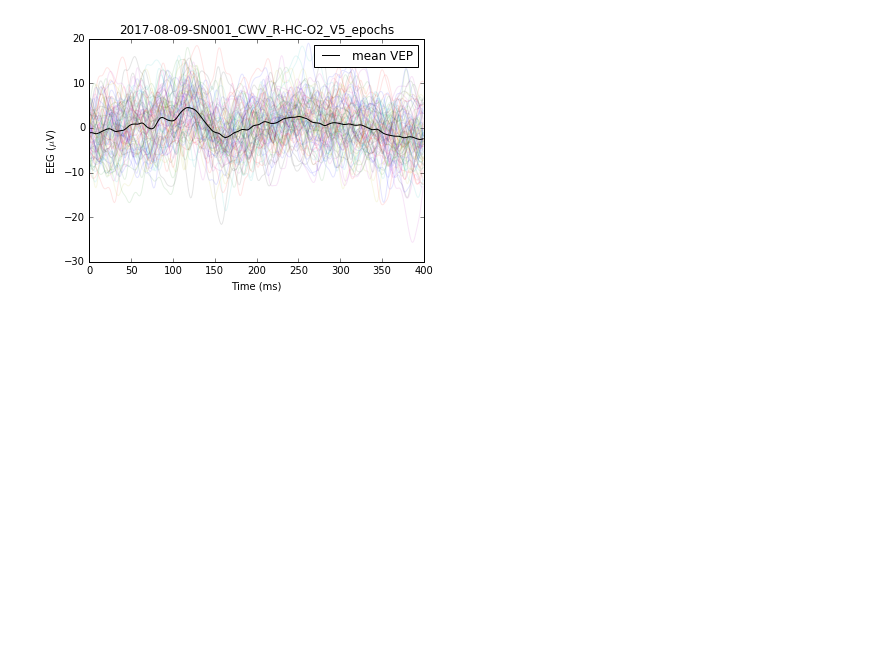
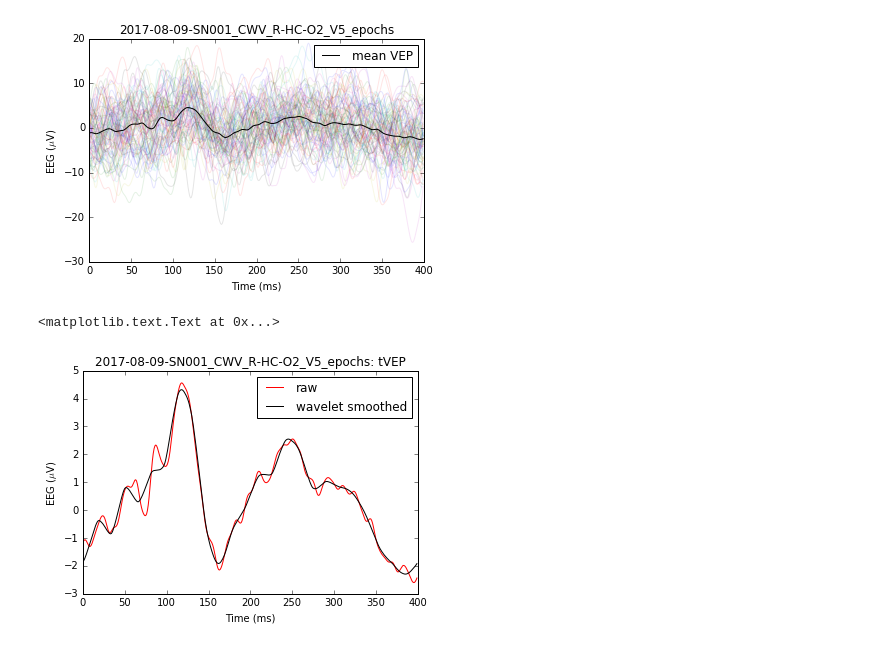
Before and after one commit to p-v-o-s/ipynb-tVEP-wavelets, a Jupyter notebook: main.ipynb, the cells around one changed output. Drawn from its saved outputs; the diff is of its cells as text; code cells hidden in the pictures; blank space fills up the shorter version.

Commit message:
added basic wavelet smoothing

```diff
--- a/main.ipynb
+++ b/main.ipynb
@@ -22,3 +22,37 @@ ax1.set_title(DATASET_NAME)
 # %% [output]
 <matplotlib.text.Text at 0x...>
 [figure]
+# %%
+# wavelet smoothing
+import pywt
+from statsmodels.robust import mad
+from copy import deepcopy
+
+def waveletSmooth( x, wavelet="coif3", level=1):
+    # calculate the wavelet coefficients
+    coeff = pywt.wavedec( x, wavelet, mode="per" )
+    # calculate a threshold
+    sigma = mad( coeff[-level] )
+    # changing this threshold also changes the behavior,
+    # but I have not played with this very much
+    uthresh = sigma * np.sqrt( 2*np.log( len( x ) ) )
+    filt_coeff = deepcopy(coeff)
+    filt_coeff[1:] = ( pywt.threshold( i, value=uthresh, mode="soft" ) for i in coeff[1:] )
+    # reconstruct the signal using the thresholded coefficients
+    y = pywt.waverec( filt_coeff, wavelet, mode="per" )
+    return y, coeff
+
+fig2 = plt.figure()
+ax2 = fig2.add_subplot(111)
+
+VEP = V_epochs.mean(axis=0)/V_SCALE
+VEP_ws = waveletSmooth(VEP, wavelet="coif3", level=5)[0]
+ax2.plot(VEP,'-', color='r', label="raw")
+ax2.plot(VEP_ws,'-', color='k', label="wavelet smoothed")
+ax2.legend()
+ax2.set_xlabel("Time (ms)")
+ax2.set_ylabel("EEG ($\mu$V)")
+ax2.set_title("%s: tVEP" % DATASET_NAME)
+# %% [output]
+<matplotlib.text.Text at 0x...>
+[figure, added]
```
